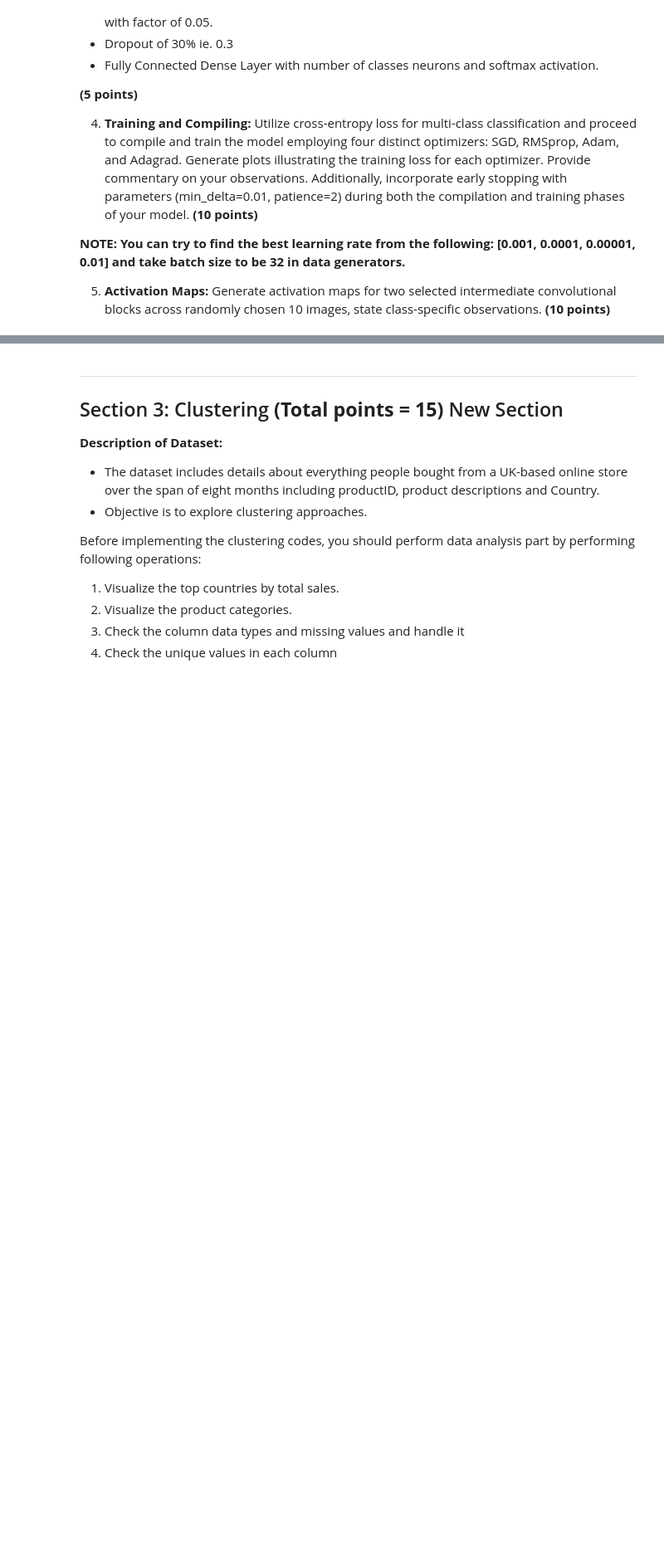
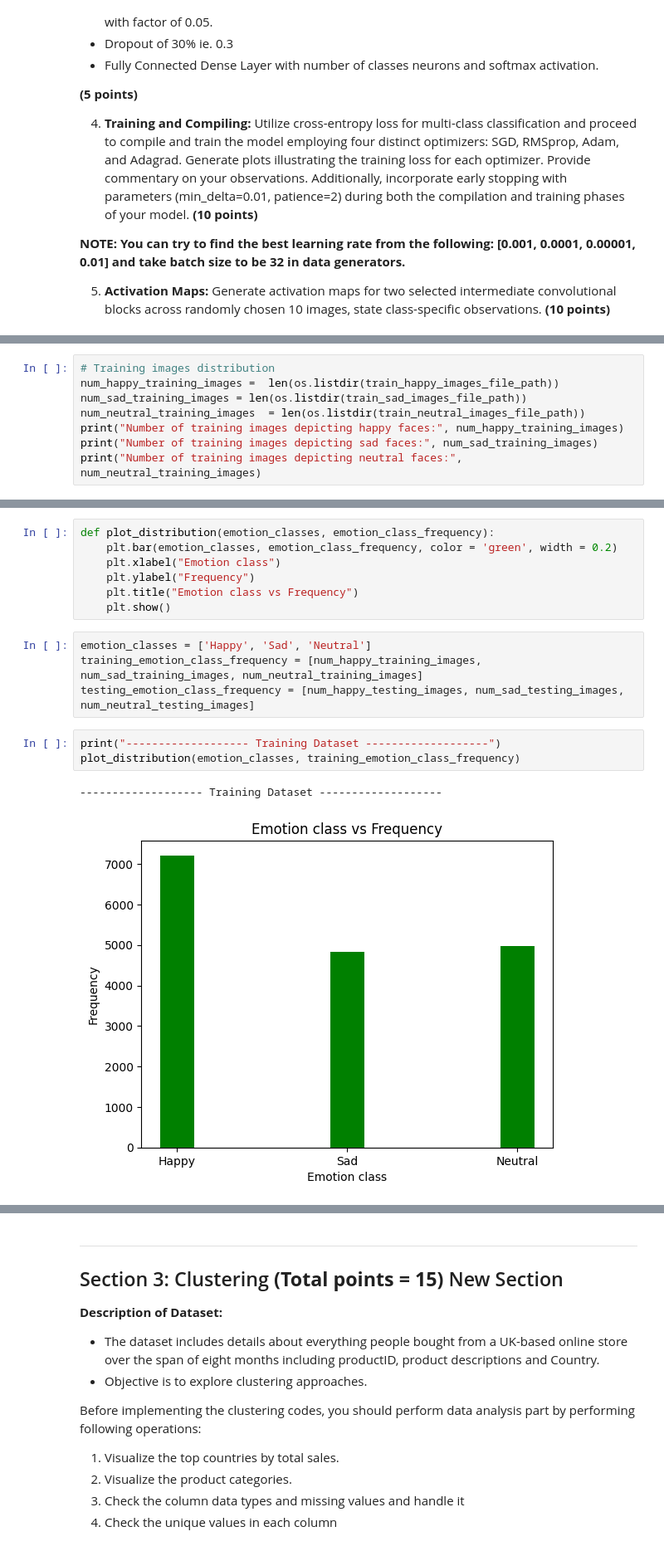
Before and after one commit to Aditya-Y-29/ML-Assignments, a Jupyter notebook: Assignment-3/2020csb1065_Aditya_Lab3.ipynb, the cells around one changed output, grey strips where cells are left out. Shown at 83% size. Cells and saved outputs as stored; diff of their text form; blank space fills up the shorter version.

```diff
--- a/Assignment-3/2020csb1065_Aditya_Lab3.ipynb
+++ b/Assignment-3/2020csb1065_Aditya_Lab3.ipynb
@@ -480,0 +494,8 @@ Section 2:    Multi-class classification
+# %%
+# Training images distribution
+num_happy_training_images =  len(os.listdir(train_happy_images_file_path))
+num_sad_training_images = len(os.listdir(train_sad_images_file_path))
+num_neutral_training_images  = len(os.listdir(train_neutral_images_file_path))
+print("Number of training images depicting happy faces:", num_happy_training_images)
+print("Number of training images depicting sad faces:", num_sad_training_images)
+print("Number of training images depicting neutral faces:", num_neutral_training_images)
@@ -480,0 +548,17 @@ Section 2:    Multi-class classification
+# %%
+def plot_distribution(emotion_classes, emotion_class_frequency):
+    plt.bar(emotion_classes, emotion_class_frequency, color = 'green', width = 0.2)
+    plt.xlabel("Emotion class")
+    plt.ylabel("Frequency")
+    plt.title("Emotion class vs Frequency")
+    plt.show()
+# %%
+emotion_classes = ['Happy', 'Sad', 'Neutral']
+training_emotion_class_frequency = [num_happy_training_images, num_sad_training_images, num_neutral_training_images]
+testing_emotion_class_frequency = [num_happy_testing_images, num_sad_testing_images, num_neutral_testing_images]
+# %%
+print("------------------- Training Dataset -------------------")
+plot_distribution(emotion_classes, training_emotion_class_frequency)
+# %% [output]
+------------------- Training Dataset -------------------
+[figure, added]
```
Also changed, not shown: parts of 23 cells of this notebook.
